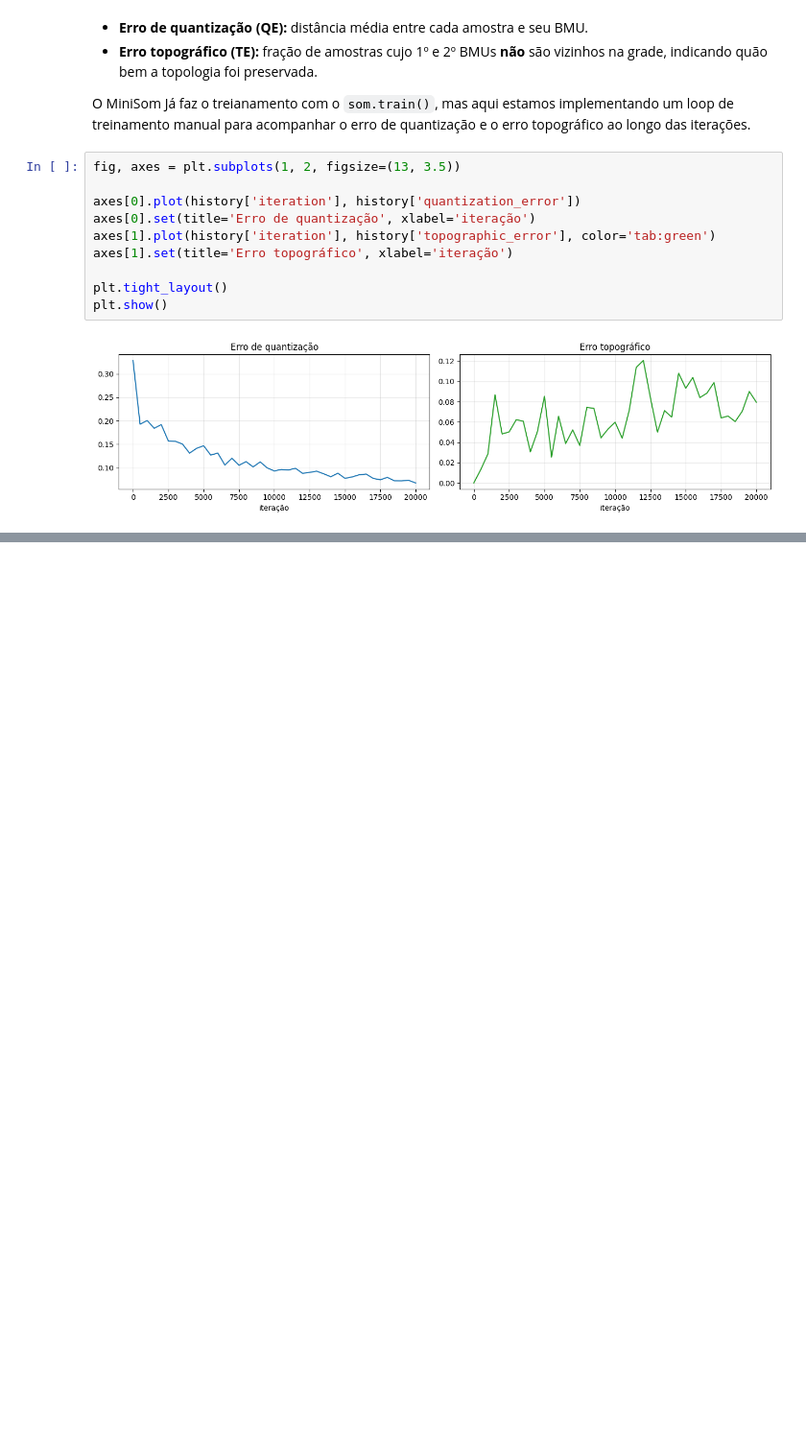
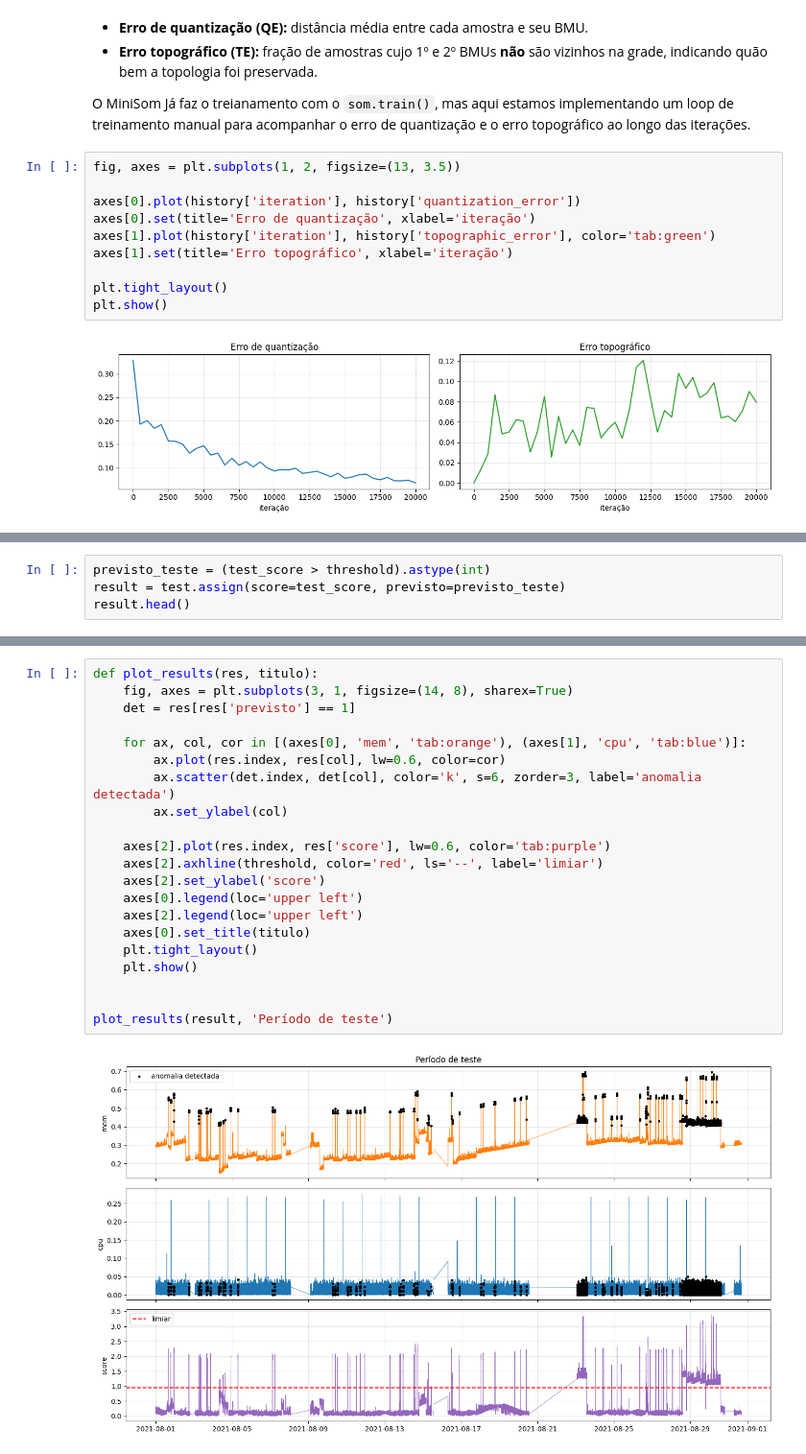
Before and after one commit to JoaoVictorCRP/mestrado-ppgca, a Jupyter notebook: notebooks/som-ad.ipynb, the cells around one changed output, grey strips where cells are left out. Shown at 96% size. Cells and saved outputs as stored; diff of their text form; blank space fills up the shorter version.

```diff
--- a/notebooks/som-ad.ipynb
+++ b/notebooks/som-ad.ipynb
@@ -321,0 +375,4 @@ plt.show()
+# %%
+previsto_teste = (test_score > threshold).astype(int)
+result = test.assign(score=test_score, previsto=previsto_teste)
+result.head()
@@ -321,0 +387,23 @@ plt.show()
+# %%
+def plot_results(res, titulo):
+    fig, axes = plt.subplots(3, 1, figsize=(14, 8), sharex=True)
+    det = res[res['previsto'] == 1]
+
+    for ax, col, cor in [(axes[0], 'mem', 'tab:orange'), (axes[1], 'cpu', 'tab:blue')]:
+        ax.plot(res.index, res[col], lw=0.6, color=cor)
+        ax.scatter(det.index, det[col], color='k', s=6, zorder=3, label='anomalia detectada')
+        ax.set_ylabel(col)
+
+    axes[2].plot(res.index, res['score'], lw=0.6, color='tab:purple')
+    axes[2].axhline(threshold, color='red', ls='--', label='limiar')
+    axes[2].set_ylabel('score')
+    axes[0].legend(loc='upper left')
+    axes[2].legend(loc='upper left')
+    axes[0].set_title(titulo)
+    plt.tight_layout()
+    plt.show()
+
+
+plot_results(result, 'Período de teste')
+# %% [output]
+[figure, added]
```
Also changed, not shown: parts of 8 cells of this notebook.
